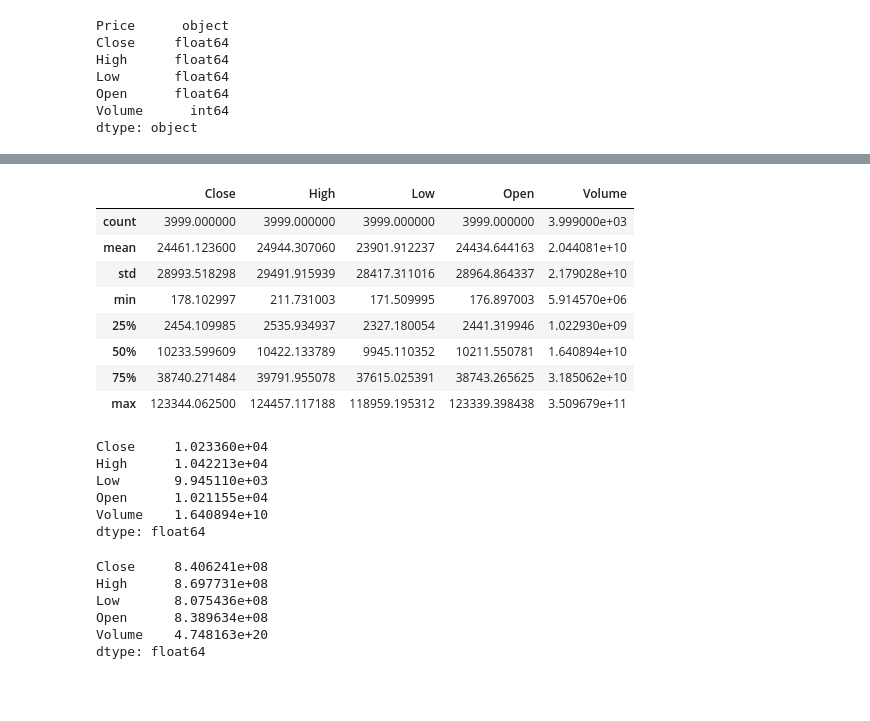
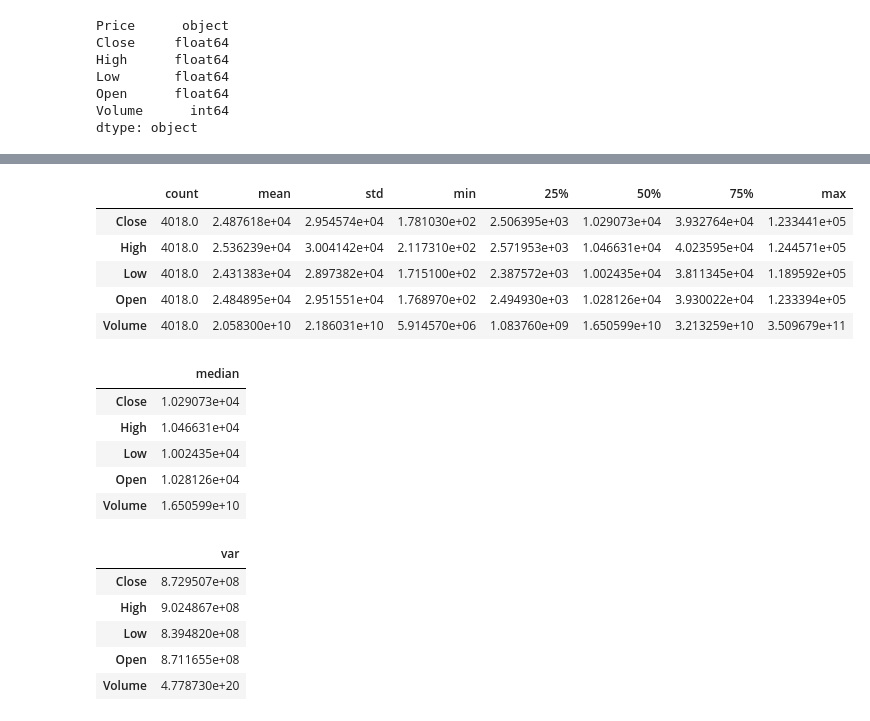
Before and after one commit to gusdiaso/crypto_predict, a Jupyter notebook: bitcoin.ipynb, the cells around one changed output, grey strips where cells are left out. Drawn from its saved outputs; the diff is of its cells as text; code cells hidden in the pictures; blank space fills up the shorter version.

```diff
--- a/bitcoin.ipynb
+++ b/bitcoin.ipynb
@@ -3,9 +11,7 @@
 # %%
-import pandas as pd
-
-bitcoin = pd.read_csv('./data/BTC-USD.csv')
-bitcoin = bitcoin.iloc[2:,:]
-bitcoin
+df = pd.read_csv('./data/BTC-USD.csv')
+df = df.iloc[2:,:]
+df.head(10)
 # %% [output]
 |  | Price | Close | High | Low | Open | Volume |
 | 2 | 2014-09-17 | 457.3340148925781 | 468.17401123046875 | 452.4219970703125 | 465.864013671875 | 21056800 |
@@ -39,3 +45,3 @@ memory usage: 187.6+ KB
 # %%
 cols = ['Close', 'High', 'Low', 'Open', 'Volume']
-bitcoin[cols] = bitcoin[cols].apply(pd.to_numeric, errors='coerce')
+df[cols] = df[cols].apply(pd.to_numeric, errors='coerce')
@@ -51,0 +63,4 @@ dtype: object
+# %%
+df = df.rename(columns={'Price': 'Date'})
+df['Date'] = pd.to_datetime(df['Date'])
+df.dtypes
@@ -51,0 +75,3 @@ dtype: object
+# %%
+df = df.set_index('Date')
+df = df.sort_index()
@@ -81,33 +116,28 @@ dtype: int64
 # %%
-bitcoin.describe()
+df.describe().transpose()
 # %% [output]
-|  | Close | High | Low | Open | Volume |
-| count | 3999.000000 | 3999.000000 | 3999.000000 | 3999.000000 | 3.999000e+03 |
-| mean | 24461.123600 | 24944.307060 | 23901.912237 | 24434.644163 | 2.044081e+10 |
-| std | 28993.518298 | 29491.915939 | 28417.311016 | 28964.864337 | 2.179028e+10 |
-| min | 178.102997 | 211.731003 | 171.509995 | 176.897003 | 5.914570e+06 |
-| 25% | 2454.109985 | 2535.934937 | 2327.180054 | 2441.319946 | 1.022930e+09 |
-| 50% | 10233.599609 | 10422.133789 | 9945.110352 | 10211.550781 | 1.640894e+10 |
-| 75% | 38740.271484 | 39791.955078 | 37615.025391 | 38743.265625 | 3.185062e+10 |
-| max | 123344.062500 | 124457.117188 | 118959.195312 | 123339.398438 | 3.509679e+11 |
+|  | count | mean | std | min | 25% | 50% | 75% | max |
+| Close | 4018.0 | 2.487618e+04 | 2.954574e+04 | 1.781030e+02 | 2.506395e+03 | 1.029073e+04 | 3.932764e+04 | 1.233441e+05 |
+| High | 4018.0 | 2.536239e+04 | 3.004142e+04 | 2.117310e+02 | 2.571953e+03 | 1.046631e+04 | 4.023595e+04 | 1.244571e+05 |
+| Low | 4018.0 | 2.431383e+04 | 2.897382e+04 | 1.715100e+02 | 2.387572e+03 | 1.002435e+04 | 3.811345e+04 | 1.189592e+05 |
+| Open | 4018.0 | 2.484895e+04 | 2.951551e+04 | 1.768970e+02 | 2.494930e+03 | 1.028126e+04 | 3.930022e+04 | 1.233394e+05 |
+| Volume | 4018.0 | 2.058300e+10 | 2.186031e+10 | 5.914570e+06 | 1.083760e+09 | 1.650599e+10 | 3.213259e+10 | 3.509679e+11 |
 # %%
-# Calculando a mediana para todos os atributos
-bitcoin.median(numeric_only=True)
+df.median().to_frame(name='median')
 # %% [output]
-Close     1.023360e+04
-High      1.042213e+04
-Low       9.945110e+03
-Open      1.021155e+04
-Volume    1.640894e+10
-dtype: float64
+|  | median |
+| Close | 1.029073e+04 |
+| High | 1.046631e+04 |
+| Low | 1.002435e+04 |
+| Open | 1.028126e+04 |
+| Volume | 1.650599e+10 |
 # %%
-# Calculando a variância para todos os atributos
-bitcoin.var(numeric_only=True)
+df.var().to_frame(name='var')
 # %% [output]
-Close     8.406241e+08
-High      8.697731e+08
-Low       8.075436e+08
-Open      8.389634e+08
-Volume    4.748163e+20
-dtype: float64
+|  | var |
+| Close | 8.729507e+08 |
+| High | 9.024867e+08 |
+| Low | 8.394820e+08 |
+| Open | 8.711655e+08 |
+| Volume | 4.778730e+20 |
 # %%
```
Also changed, not shown: parts of 24 cells of this notebook, 5 other files.
